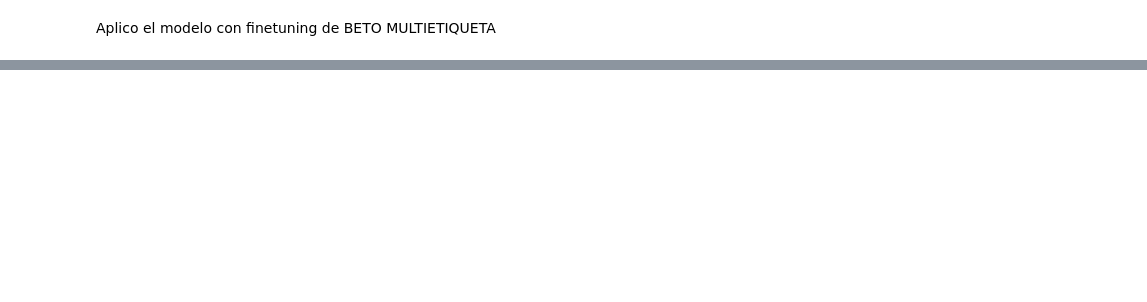
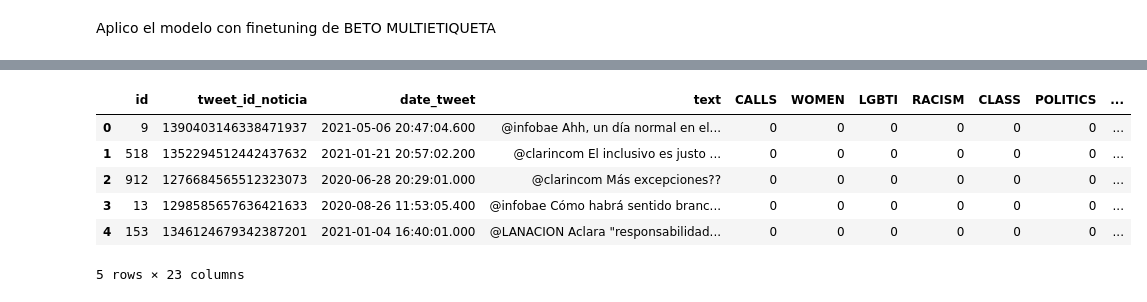
Before and after one commit to natdebandi/hate_speech_ar, a Jupyter notebook: 4_analysis_hate_ar.ipynb, the cells around one changed output, grey strips where cells are left out. Cells and saved outputs as stored; diff of their text form; code cells hidden in the pictures; blank space fills up the shorter version.

```diff
--- a/4_analysis_hate_ar.ipynb
+++ b/4_analysis_hate_ar.ipynb
@@ -221,0 +260,2 @@ df_sample['predictions'] = predictions
+# %%
+labels=['HATEFUL','CALLS','WOMEN','LGBTI','RACISM','CLASS','POLITICS','DISABLED','APPEARANCE','CRIMINAL']
@@ -221,0 +282,2 @@ df_sample['predictions'] = predictions
+# %%
+predicted_df = pd.DataFrame(predictions, columns=labels)
@@ -221,0 +293,5 @@ df_sample['predictions'] = predictions
+# %%
+# prompt: rename of the columns of predicted_df adding "_pred" to their name
+
+predicted_df = predicted_df.rename(columns=lambda x: x + "_pred")
+predicted_df.head()
@@ -221,0 +305,12 @@ df_sample['predictions'] = predictions
+# %%
+result_df = pd.concat([df_sample, predicted_df], axis=1)
+# %%
+result_df.head()
+# %% [output]
+|  | id | tweet_id_noticia | date_tweet | text | CALLS | WOMEN | LGBTI | RACISM | CLASS | POLITICS | ... |
+| 0 | 9 | 1390403146338471937 | 2021-05-06 20:47:04.600 | @infobae Ahh, un día normal en el... | 0 | 0 | 0 | 0 | 0 | 0 | ... |
+| 1 | 518 | 1352294512442437632 | 2021-01-21 20:57:02.200 | @clarincom El inclusivo es justo ... | 0 | 0 | 0 | 0 | 0 | 0 | ... |
+| 2 | 912 | 1276684565512323073 | 2020-06-28 20:29:01.000 | @clarincom Más excepciones?? | 0 | 0 | 0 | 0 | 0 | 0 | ... |
+| 3 | 13 | 1298585657636421633 | 2020-08-26 11:53:05.400 | @infobae Cómo habrá sentido branc... | 0 | 0 | 0 | 0 | 0 | 0 | ... |
+| 4 | 153 | 1346124679342387201 | 2021-01-04 16:40:01.000 | @LANACION Aclara "responsabilidad... | 0 | 0 | 0 | 0 | 0 | 0 | ... |
+5 rows × 23 columns
```
Also changed, not shown: parts of 27 cells of this notebook.
